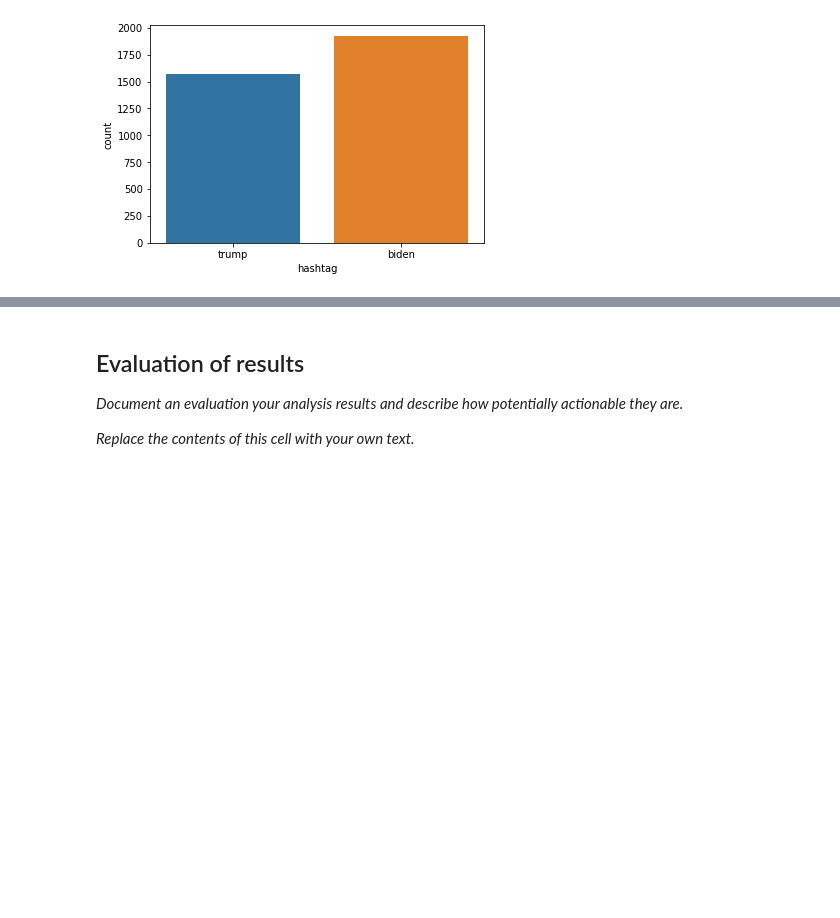
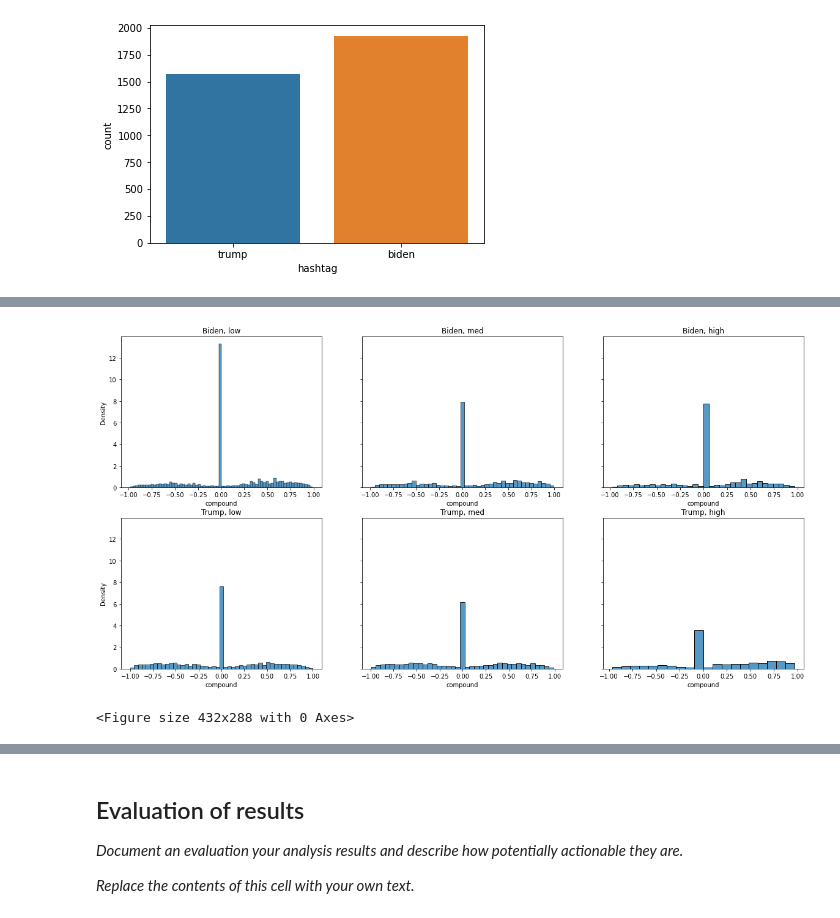
Before and after one commit to svantepihl/2IS063-Project, a Jupyter notebook: 2IS063_Project.ipynb, the cells around one changed output, grey strips where cells are left out. Saved outputs shown, nothing was run; the diff lists cells and outputs as text; code cells hidden in the pictures; blank space fills up the shorter version.

Commit message:
Sentiment analysis done

```diff
--- a/2IS063_Project.ipynb
+++ b/2IS063_Project.ipynb
@@ -736,0 +757,45 @@ The text classification approach will be used in our project to analyze the extr
+# %%
+# Create seperate column for compund score
+low_biden['compound']  = low_biden['scores'].apply(lambda score_dict: score_dict['compound'])
+med_biden['compound']  = med_biden['scores'].apply(lambda score_dict: score_dict['compound'])
+high_biden['compound']  = high_biden['scores'].apply(lambda score_dict: score_dict['compound'])
+
+low_trump['compound']  = low_trump['scores'].apply(lambda score_dict: score_dict['compound'])
+med_trump['compound']  = med_trump['scores'].apply(lambda score_dict: score_dict['compound'])
+high_trump['compound']  = high_trump['scores'].apply(lambda score_dict: score_dict['compound'])
+# %%
+# Create column with sentiment with the following rules:
+# positive: if compound > 0.05
+# netural: if compound <=0.05 and >=-0.05
+# negtaive: if compound <-0.05
+def compound_to_sentiment(compound):
+  if compound > 0.05:
+    return "pos"
+  elif compound < -0.05:
+    return "neg"
+  else:
+    return "neu"
+
+# Create seperate column for sentiment
+low_biden['sentiment'] = low_biden['compound'].apply(lambda score: compound_to_sentiment(score))
+med_biden['sentiment'] = med_biden['compound'].apply(lambda score: compound_to_sentiment(score))
+high_biden['sentiment'] = high_biden['compound'].apply(lambda score: compound_to_sentiment(score))
+
+low_trump['sentiment'] = low_trump['compound'].apply(lambda score: compound_to_sentiment(score))
+med_trump['sentiment'] = med_trump['compound'].apply(lambda score: compound_to_sentiment(score))
+high_trump['sentiment'] = high_trump['compound'].apply(lambda score: compound_to_sentiment(score))
+# %%
+fig, axe = plt.subplots(2,3, sharey=True, figsize=(20,10))
+sns.histplot(low_biden.compound, ax=axe[0][0],stat="density" ).set_title('Biden, low')
+sns.histplot(med_biden.compound, ax=axe[0][1],stat="density").set_title('Biden, med')
+sns.histplot(high_biden.compound, ax=axe[0][2],stat="density").set_title('Biden, high')
+
+sns.histplot(low_trump.compound, ax=axe[1][0],stat="density").set_title('Trump, low')
+sns.histplot(med_trump.compound, ax=axe[1][1],stat="density").set_title('Trump, med')
+sns.histplot(high_trump.compound, ax=axe[1][2],stat="density").set_title('Trump, high')
+
+plt.show()
+plt.clf()
+# %% [output]
+[figure, added]
+<Figure size 432x288 with 0 Axes>
```
Also changed, not shown: parts of 24 cells of this notebook.
